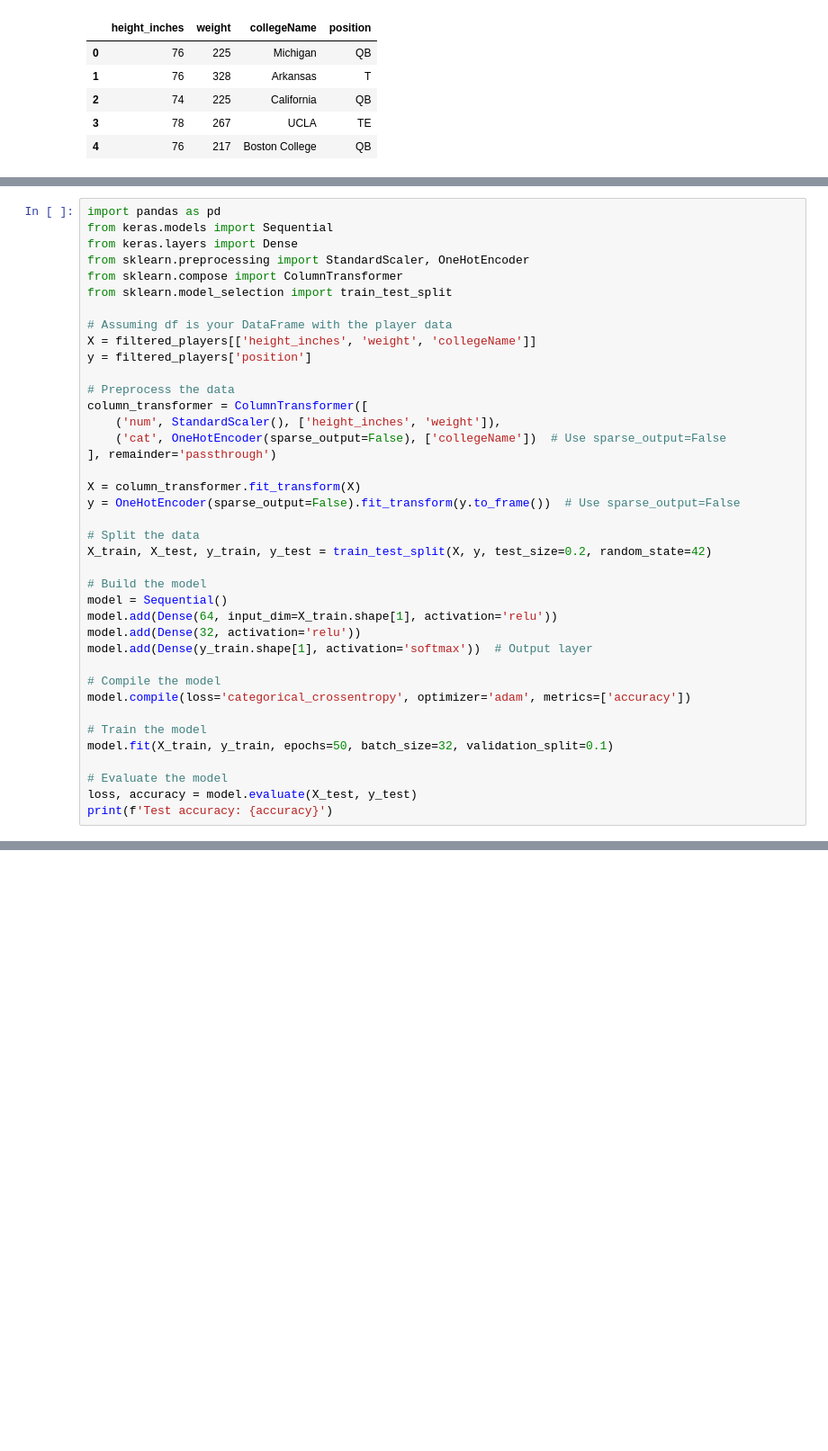
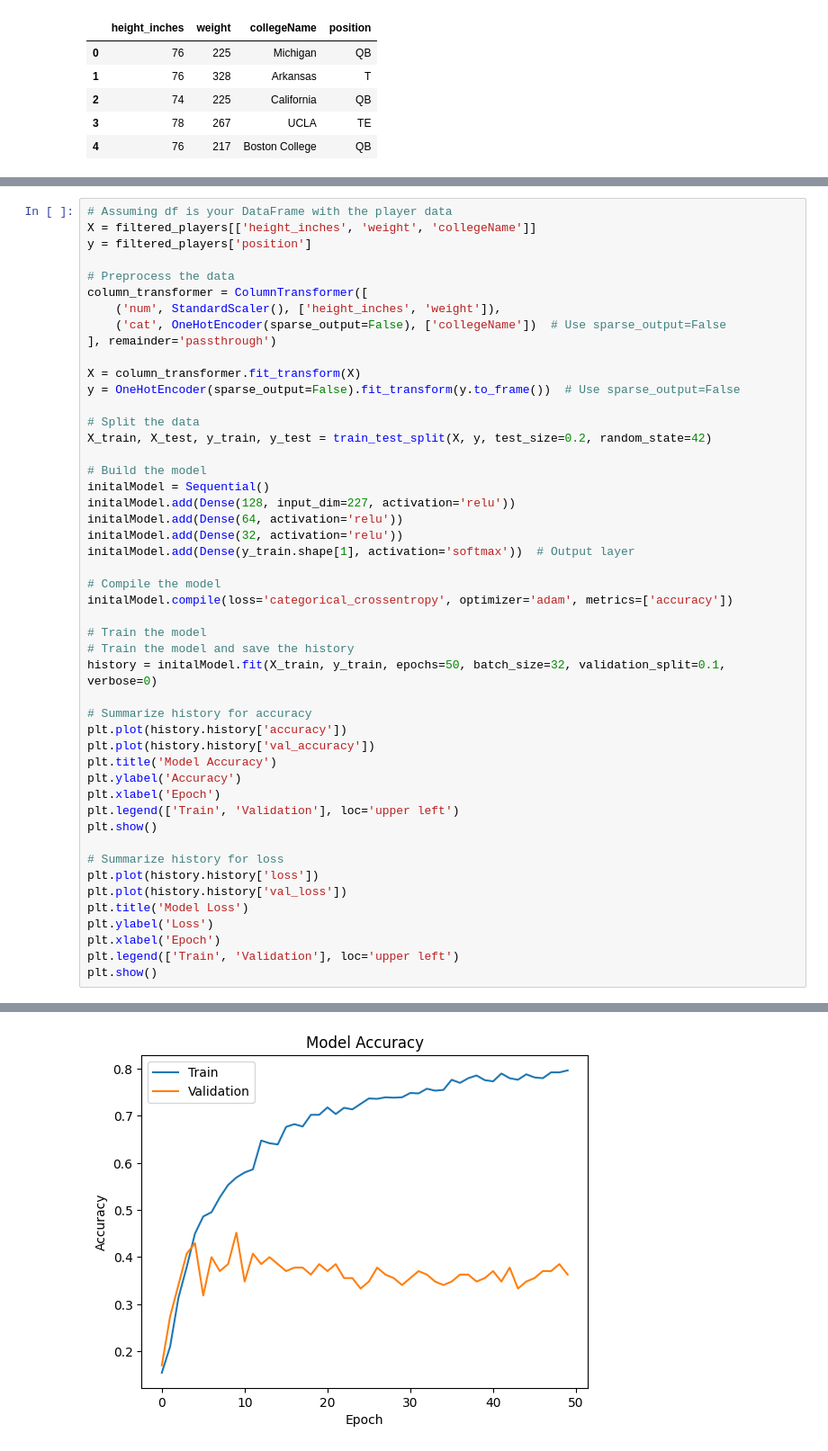
Before and after one commit to glaframb71/CS39AA-Project, a Jupyter notebook: 39aa-project-part-3.ipynb, the cells around one changed output, grey strips where cells are left out. Shown: that part at 90% size. Saved outputs shown, nothing was run; the diff lists cells and outputs as text; blank space fills up the shorter version.

```diff
--- a/39aa-project-part-3.ipynb
+++ b/39aa-project-part-3.ipynb
@@ -66,11 +64,4 @@ X_val_encoded = X_val_encoded[encoded_columns]
 # %%
-import pandas as pd
-from keras.models import Sequential
-from keras.layers import Dense
-from sklearn.preprocessing import StandardScaler, OneHotEncoder
-from sklearn.compose import ColumnTransformer
-from sklearn.model_selection import train_test_split
-
 # Assuming df is your DataFrame with the player data
 X = filtered_players[['height_inches', 'weight', 'collegeName']]
 y = filtered_players['position']
@@ -88,18 +79,34 @@ y = OneHotEncoder(sparse_output=False).fit_transform(y.to_frame())  # Use sparse
 X_train, X_test, y_train, y_test = train_test_split(X, y, test_size=0.2, random_state=42)
 
 # Build the model
-model = Sequential()
-model.add(Dense(64, input_dim=X_train.shape[1], activation='relu'))
-model.add(Dense(32, activation='relu'))
-model.add(Dense(y_train.shape[1], activation='softmax'))  # Output layer
+initalModel = Sequential()
+initalModel.add(Dense(128, input_dim=227, activation='relu'))
+initalModel.add(Dense(64, activation='relu'))
+initalModel.add(Dense(32, activation='relu'))
+initalModel.add(Dense(y_train.shape[1], activation='softmax'))  # Output layer
 
 # Compile the model
-model.compile(loss='categorical_crossentropy', optimizer='adam', metrics=['accuracy'])
+initalModel.compile(loss='categorical_crossentropy', optimizer='adam', metrics=['accuracy'])
 
 # Train the model
-model.fit(X_train, y_train, epochs=50, batch_size=32, validation_split=0.1)
+# Train the model and save the history
+history = initalModel.fit(X_train, y_train, epochs=50, batch_size=32, validation_split=0.1, verbose=0)
 
-# Evaluate the model
-loss, accuracy = model.evaluate(X_test, y_test)
-print(f'Test accuracy: {accuracy}')
+# Summarize history for accuracy
+plt.plot(history.history['accuracy'])
+plt.plot(history.history['val_accuracy'])
+plt.title('Model Accuracy')
+plt.ylabel('Accuracy')
+plt.xlabel('Epoch')
+plt.legend(['Train', 'Validation'], loc='upper left')
+plt.show()
+
+# Summarize history for loss
+plt.plot(history.history['loss'])
+plt.plot(history.history['val_loss'])
+plt.title('Model Loss')
+plt.ylabel('Loss')
+plt.xlabel('Epoch')
+plt.legend(['Train', 'Validation'], loc='upper left')
+plt.show()
 # %% [output]
@@ -122,0 +113 @@ Test accuracy: 0.37388724088668823
+[figure, added]
```
Also changed, not shown: parts of 11 cells of this notebook.
